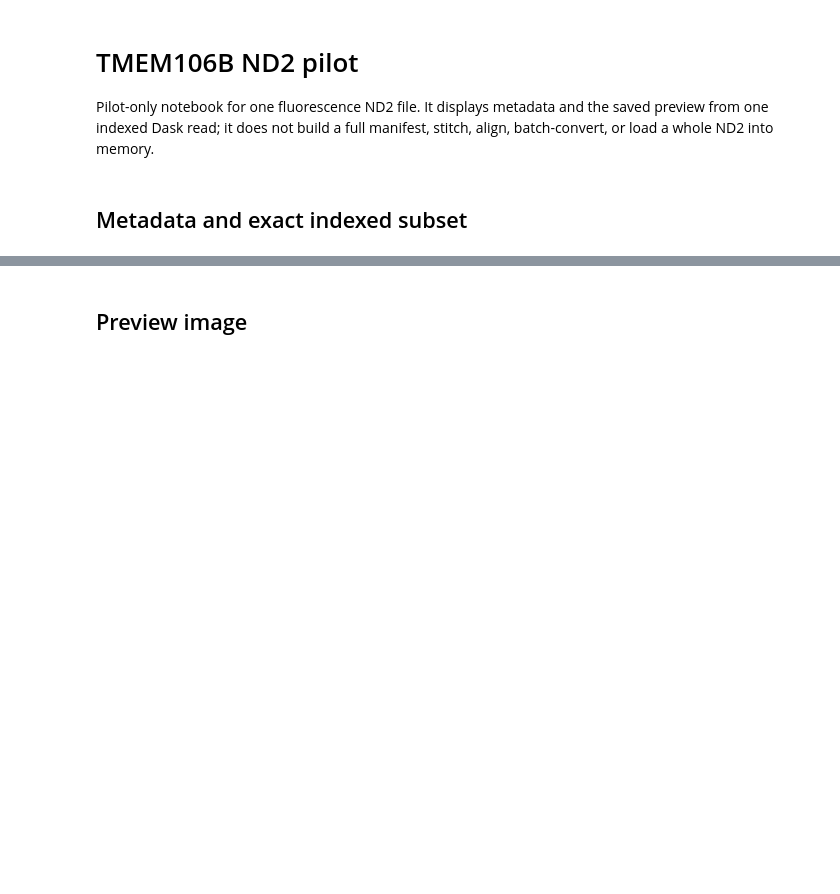
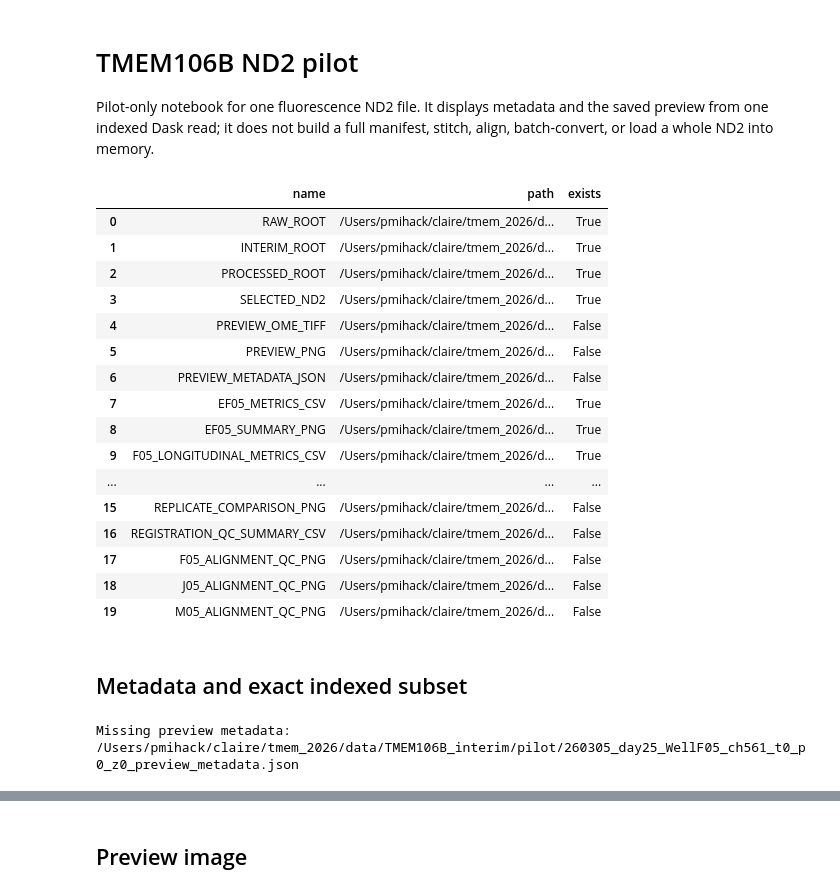
Before and after one commit to petercla0119/tmem-neuron-aligner, a Jupyter notebook: notebooks/01_local_nd2_pilot.ipynb, the cells around one changed output, grey strips where cells are left out. Cells and saved outputs as stored; diff of their text form; code cells hidden in the pictures; blank space fills up the shorter version.

```diff
--- a/notebooks/01_local_nd2_pilot.ipynb
+++ b/notebooks/01_local_nd2_pilot.ipynb
@@ -8,9 +8,9 @@ import json
 import pandas as pd
 from IPython.display import Image, display
 
-RAW_ROOT = Path('/Users/makennarodriguez/Documents/260213_Feb16recopy_HYdiff_landingpadlines_survival_384well1')
-INTERIM_ROOT = Path('/Users/makennarodriguez/Documents/TMEM106B_interim')
-PROCESSED_ROOT = Path('/Users/makennarodriguez/Documents/TMEM106B_processed')
+RAW_ROOT = Path('/Users/pmihack/claire/tmem_2026/data/260213_Feb16recopy_HYdiff_landingpadlines_survival_384well1')
+INTERIM_ROOT = Path('/Users/pmihack/claire/tmem_2026/data/TMEM106B_interim')
+PROCESSED_ROOT = Path('/Users/pmihack/claire/tmem_2026/data/TMEM106B_processed')
 PILOT_DIR = INTERIM_ROOT / 'pilot'
 
 SELECTED_ND2 = RAW_ROOT / '20260305_171612_406' / '260305_day25_iNeurons_WellF05_Channel405nm Binned,561nm Binned,488nm Binned_Seq0048.nd2'
@@ -27,54 +27,77 @@ EF05_LONGITUDINAL_COMPARISON_PNG = PROCESSED_ROOT / 'pilot' / 'ef05_longitudinal
 REPLICATE_COMPARISON_CSV = PROCESSED_ROOT / 'pilot' / 'e05_f05_i05_j05_m05_n05_longitudinal_comparison' / 'E05_F05_I05_J05_M05_N05_days_day8_day25_day39_comparison_metrics.csv'
 REPLICATE_COMPARISON_PNG = PROCESSED_ROOT / 'pilot' / 'e05_f05_i05_j05_m05_n05_longitudinal_comparison' / 'E05_F05_I05_J05_M05_N05_days_day8_day25_day39_comparison_summary.png'
 REGISTRATION_QC_SUMMARY_CSV = PROCESSED_ROOT / 'pilot' / 'registration_qc' / 'registration_qc_shift_summary.csv'
 F05_ALIGNMENT_QC_PNG = PROCESSED_ROOT / 'pilot' / 'registration_qc' / 'F05_day8_day25_day39_alignment_day_overlay.png'
 J05_ALIGNMENT_QC_PNG = PROCESSED_ROOT / 'pilot' / 'registration_qc' / 'J05_day8_day25_day39_alignment_day_overlay.png'
 M05_ALIGNMENT_QC_PNG = PROCESSED_ROOT / 'pilot' / 'registration_qc' / 'M05_day8_day25_day39_alignment_day_overlay.png'
 
 paths = pd.DataFrame([
     {'name': 'RAW_ROOT', 'path': str(RAW_ROOT), 'exists': RAW_ROOT.exists()},
     {'name': 'INTERIM_ROOT', 'path': str(INTERIM_ROOT), 'exists': INTERIM_ROOT.exists()},
     {'name': 'PROCESSED_ROOT', 'path': str(PROCESSED_ROOT), 'exists': PROCESSED_ROOT.exists()},
     {'name': 'SELECTED_ND2', 'path': str(SELECTED_ND2), 'exists': SELECTED_ND2.exists()},
     {'name': 'PREVIEW_OME_TIFF', 'path': str(PREVIEW_OME_TIFF), 'exists': PREVIEW_OME_TIFF.exists()},
     {'name': 'PREVIEW_PNG', 'path': str(PREVIEW_PNG), 'exists': PREVIEW_PNG.exists()},
     {'name': 'PREVIEW_METADATA_JSON', 'path': str(PREVIEW_METADATA_JSON), 'exists': PREVIEW_METADATA_JSON.exists()},
     {'name': 'EF05_METRICS_CSV', 'path': str(EF05_METRICS_CSV), 'exists': EF05_METRICS_CSV.exists()},
     {'name': 'EF05_SUMMARY_PNG', 'path': str(EF05_SUMMARY_PNG), 'exists': EF05_SUMMARY_PNG.exists()},
     {'name': 'F05_LONGITUDINAL_METRICS_CSV', 'path': str(F05_LONGITUDINAL_METRICS_CSV), 'exists': F05_LONGITUDINAL_METRICS_CSV.exists()},
     {'name': 'F05_LONGITUDINAL_SHIFTS_CSV', 'path': str(F05_LONGITUDINAL_SHIFTS_CSV), 'exists': F05_LONGITUDINAL_SHIFTS_CSV.exists()},
     {'name': 'F05_LONGITUDINAL_SUMMARY_PNG', 'path': str(F05_LONGITUDINAL_SUMMARY_PNG), 'exists': F05_LONGITUDINAL_SUMMARY_PNG.exists()},
     {'name': 'EF05_LONGITUDINAL_COMPARISON_CSV', 'path': str(EF05_LONGITUDINAL_COMPARISON_CSV), 'exists': EF05_LONGITUDINAL_COMPARISON_CSV.exists()},
     {'name': 'EF05_LONGITUDINAL_COMPARISON_PNG', 'path': str(EF05_LONGITUDINAL_COMPARISON_PNG), 'exists': EF05_LONGITUDINAL_COMPARISON_PNG.exists()},
     {'name': 'REPLICATE_COMPARISON_CSV', 'path': str(REPLICATE_COMPARISON_CSV), 'exists': REPLICATE_COMPARISON_CSV.exists()},
     {'name': 'REPLICATE_COMPARISON_PNG', 'path': str(REPLICATE_COMPARISON_PNG), 'exists': REPLICATE_COMPARISON_PNG.exists()},
     {'name': 'REGISTRATION_QC_SUMMARY_CSV', 'path': str(REGISTRATION_QC_SUMMARY_CSV), 'exists': REGISTRATION_QC_SUMMARY_CSV.exists()},
     {'name': 'F05_ALIGNMENT_QC_PNG', 'path': str(F05_ALIGNMENT_QC_PNG), 'exists': F05_ALIGNMENT_QC_PNG.exists()},
     {'name': 'J05_ALIGNMENT_QC_PNG', 'path': str(J05_ALIGNMENT_QC_PNG), 'exists': J05_ALIGNMENT_QC_PNG.exists()},
     {'name': 'M05_ALIGNMENT_QC_PNG', 'path': str(M05_ALIGNMENT_QC_PNG), 'exists': M05_ALIGNMENT_QC_PNG.exists()},
 ])
 paths
+# %% [output]
+|  | name | path | exists |
+| 0 | RAW_ROOT | /Users/pmihack/claire/tmem_2026/d... | True |
+| 1 | INTERIM_ROOT | /Users/pmihack/claire/tmem_2026/d... | True |
+| 2 | PROCESSED_ROOT | /Users/pmihack/claire/tmem_2026/d... | True |
+| 3 | SELECTED_ND2 | /Users/pmihack/claire/tmem_2026/d... | True |
+| 4 | PREVIEW_OME_TIFF | /Users/pmihack/claire/tmem_2026/d... | False |
+| 5 | PREVIEW_PNG | /Users/pmihack/claire/tmem_2026/d... | False |
+| 6 | PREVIEW_METADATA_JSON | /Users/pmihack/claire/tmem_2026/d... | False |
+| 7 | EF05_METRICS_CSV | /Users/pmihack/claire/tmem_2026/d... | True |
+| 8 | EF05_SUMMARY_PNG | /Users/pmihack/claire/tmem_2026/d... | True |
+| 9 | F05_LONGITUDINAL_METRICS_CSV | /Users/pmihack/claire/tmem_2026/d... | True |
+| ... | ... | ... | ... |
+| 15 | REPLICATE_COMPARISON_PNG | /Users/pmihack/claire/tmem_2026/d... | False |
+| 16 | REGISTRATION_QC_SUMMARY_CSV | /Users/pmihack/claire/tmem_2026/d... | False |
+| 17 | F05_ALIGNMENT_QC_PNG | /Users/pmihack/claire/tmem_2026/d... | False |
+| 18 | J05_ALIGNMENT_QC_PNG | /Users/pmihack/claire/tmem_2026/d... | False |
+| 19 | M05_ALIGNMENT_QC_PNG | /Users/pmihack/claire/tmem_2026/d... | False |
 # %% [markdown]
 ## Metadata and exact indexed subset
 # %%
-with PREVIEW_METADATA_JSON.open() as fh:
-    pilot = json.load(fh)
+if PREVIEW_METADATA_JSON.exists():
+    with PREVIEW_METADATA_JSON.open() as fh:
+        pilot = json.load(fh)
 
-summary = {
-    'selected_file': pilot['selected_file'],
-    'file_size_bytes': pilot['file_size_bytes'],
-    'source_axes': pilot['subset']['source_axes'],
-    'dask_selection': pilot['subset']['dask_selection'],
-    'position_index': pilot['subset']['position_index'],
-    'time_index': pilot['subset']['time_index'],
-    'channel_index': pilot['subset']['channel_index'],
-    'channel_name': pilot['subset']['channel_name'],
-    'z_index': pilot['subset']['z_index'],
-    'array_shape_read': pilot['array_shape_read'],
-    'array_dtype': pilot['array_dtype'],
-    'array_nbytes': pilot['array_nbytes'],
-    'ome_tiff_size_bytes': pilot['outputs']['ome_tiff_size_bytes'],
-    'png_size_bytes': pilot['outputs']['png_size_bytes'],
-}
-pd.Series(summary)
+    summary = {
+        'selected_file': pilot['selected_file'],
+        'file_size_bytes': pilot['file_size_bytes'],
+        'source_axes': pilot['subset']['source_axes'],
+        'dask_selection': pilot['subset']['dask_selection'],
+        'position_index': pilot['subset']['position_index'],
+        'time_index': pilot['subset']['time_index'],
+        'channel_index': pilot['subset']['channel_index'],
+        'channel_name': pilot['subset']['channel_name'],
+        'z_index': pilot['subset']['z_index'],
+        'array_shape_read': pilot['array_shape_read'],
+        'array_dtype': pilot['array_dtype'],
+        'array_nbytes': pilot['array_nbytes'],
+        'ome_tiff_size_bytes': pilot['outputs']['ome_tiff_size_bytes'],
+        'png_size_bytes': pilot['outputs']['png_size_bytes'],
+    }
+    display(pd.Series(summary))
+else:
+    print(f'Missing preview metadata: {PREVIEW_METADATA_JSON}')
+# %% [output]
+Missing preview metadata: /Users/pmihack/claire/tmem_2026/data/TMEM106B_interim/pilot/260305_day25_WellF05_ch561_t0_p0_z0_preview_metadata.json
 # %%
```
Also changed, not shown: parts of 7 cells of this notebook, 15 other files.
